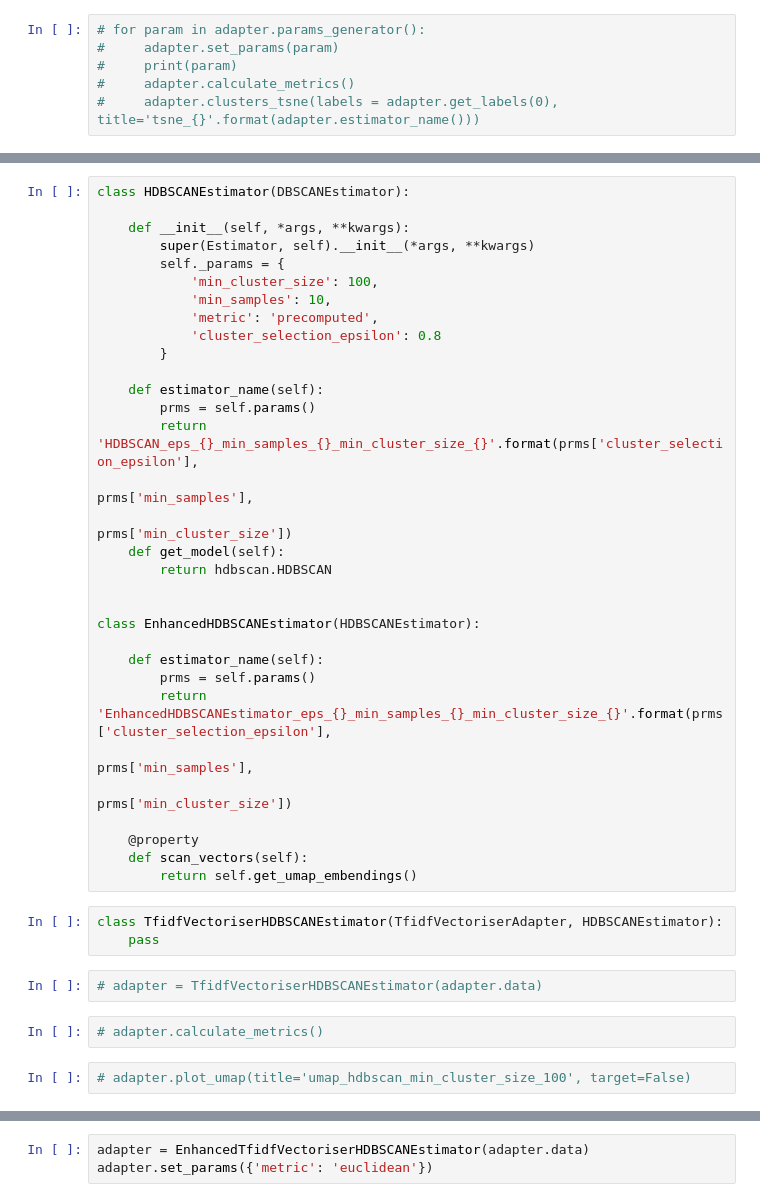
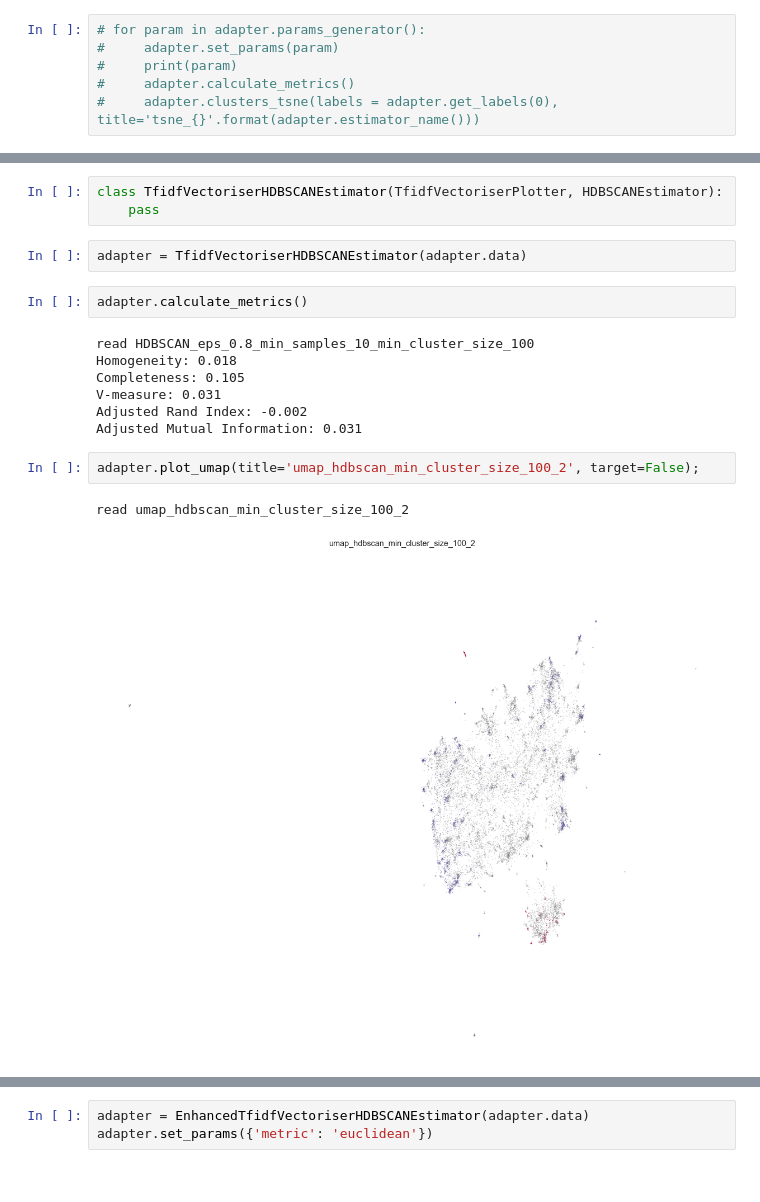
Before and after one commit to GA239/DS_course, a Jupyter notebook: HW6/clustering.ipynb, the cells around one changed output, grey strips where cells are left out. Cells and saved outputs as stored; diff of their text form.

```diff
--- a/HW6/clustering.ipynb
+++ b/HW6/clustering.ipynb
@@ -886,42 +359,20 @@ import hdbscan
-# %%
-class HDBSCANEstimator(DBSCANEstimator):
-
-    def __init__(self, *args, **kwargs):
-        super(Estimator, self).__init__(*args, **kwargs)
-        self._params = {
-            'min_cluster_size': 100,
-            'min_samples': 10,
-            'metric': 'precomputed',
-            'cluster_selection_epsilon': 0.8
-        }
-
-    def estimator_name(self):
-        prms = self.params()
-        return 'HDBSCAN_eps_{}_min_samples_{}_min_cluster_size_{}'.format(prms['cluster_selection_epsilon'],
-                                                                          prms['min_samples'],
-                                                                          prms['min_cluster_size'])
-    def get_model(self):
-        return hdbscan.HDBSCAN
-
-
-class EnhancedHDBSCANEstimator(HDBSCANEstimator):
-
-    def estimator_name(self):
-        prms = self.params()
-        return 'EnhancedHDBSCANEstimator_eps_{}_min_samples_{}_min_cluster_size_{}'.format(prms['cluster_selection_epsilon'],
-                                                                          prms['min_samples'],
-                                                                          prms['min_cluster_size'])
-
-    @property
-    def scan_vectors(self):
-        return self.get_umap_embendings()
 # %%
-class TfidfVectoriserHDBSCANEstimator(TfidfVectoriserAdapter, HDBSCANEstimator):
+class TfidfVectoriserHDBSCANEstimator(TfidfVectoriserPlotter, HDBSCANEstimator):
     pass
 # %%
-# adapter = TfidfVectoriserHDBSCANEstimator(adapter.data)
+adapter = TfidfVectoriserHDBSCANEstimator(adapter.data)
-# %%
-# adapter.calculate_metrics()
+# %%
+adapter.calculate_metrics()
+# %% [output]
+read HDBSCAN_eps_0.8_min_samples_10_min_cluster_size_100
+Homogeneity: 0.018
+Completeness: 0.105
+V-measure: 0.031
+Adjusted Rand Index: -0.002
+Adjusted Mutual Information: 0.031
 # %%
-# adapter.plot_umap(title='umap_hdbscan_min_cluster_size_100', target=False)
+adapter.plot_umap(title='umap_hdbscan_min_cluster_size_100_2', target=False);
+# %% [output]
+read umap_hdbscan_min_cluster_size_100_2
+[figure, added]
 # %%
```
Also changed, not shown: parts of 99 cells of this notebook, 8 other files.
